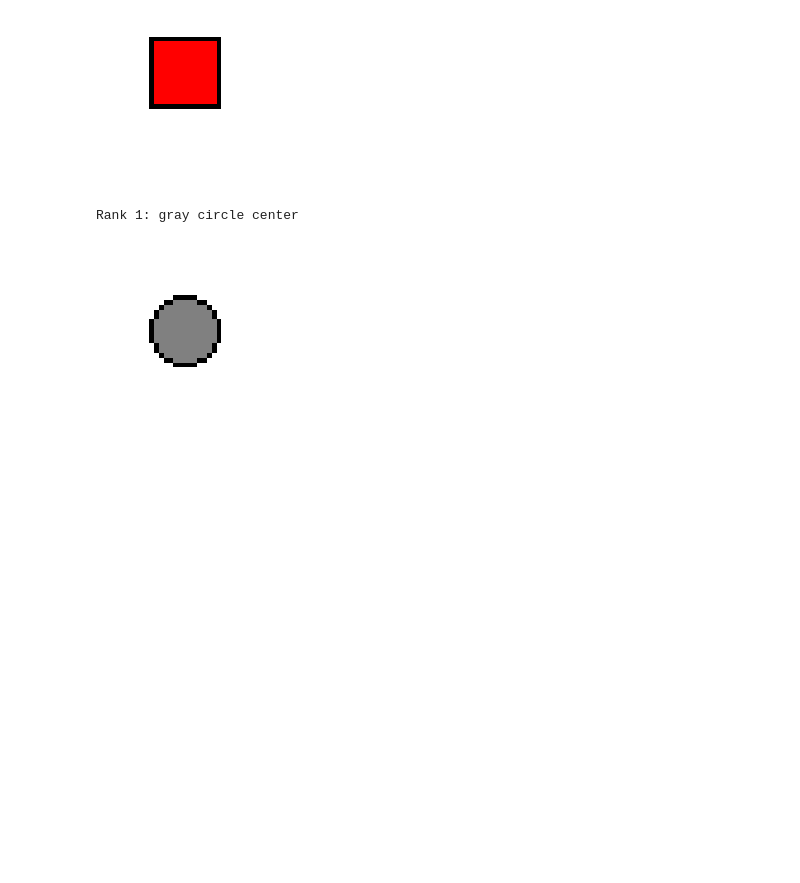
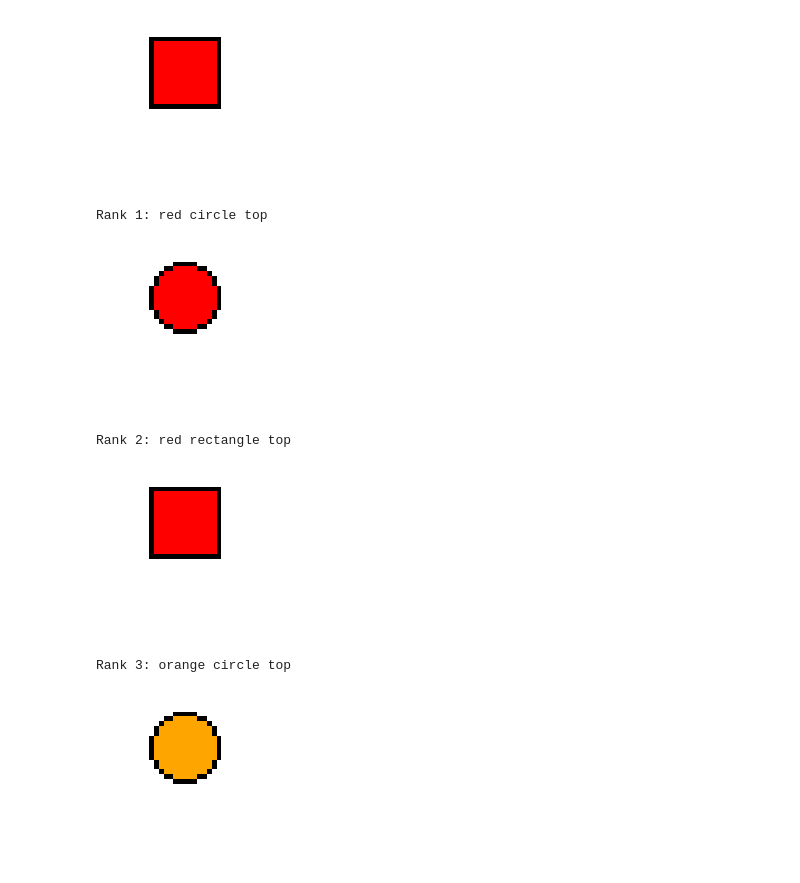
Before and after one commit to PR202111/LLM-s, a Jupyter notebook: nano_vlm.ipynb, the cells around one changed output. Saved outputs shown, nothing was run; the diff lists cells and outputs as text; code cells hidden in the pictures; blank space fills up the shorter version.

```diff
--- a/nano_vlm.ipynb
+++ b/nano_vlm.ipynb
@@ -418,7 +418,11 @@ def search_image_topk(query, k=5):
         print(f"Rank {rank+1}: {all_caps[idx]}")
         show_image(full_ds.images[idx])
 # %%
-search_image_topk("gray circle center", k=1)
+search_image_topk("red circle top", k=3)
 # %% [output]
-Rank 1: gray circle center
+Rank 1: red circle top
-[figure, old version]
+[figure, new version]
+Rank 2: red rectangle top
+[figure, added]
+Rank 3: orange circle top
+[figure, added]
```
Also changed, not shown: parts of 4 cells of this notebook, 9 other files.
